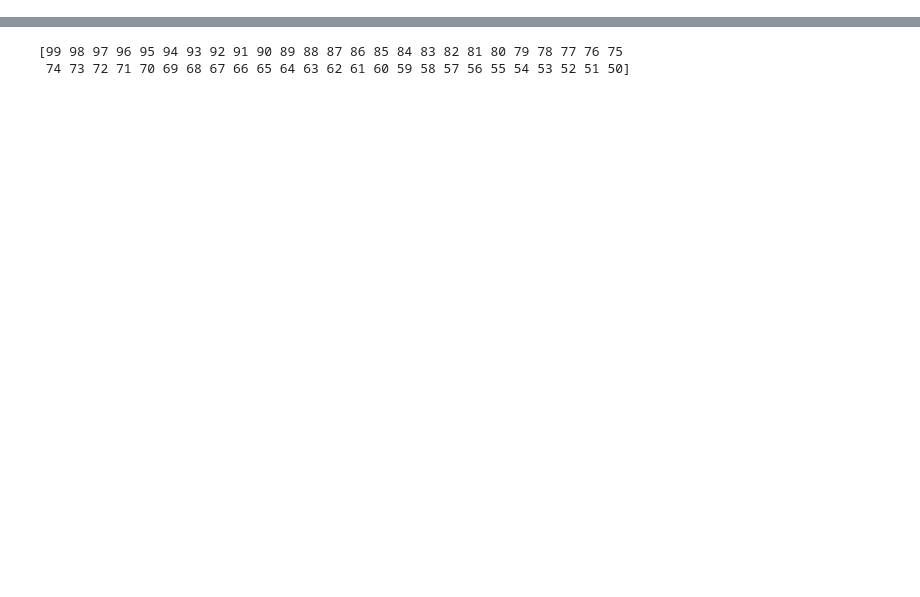
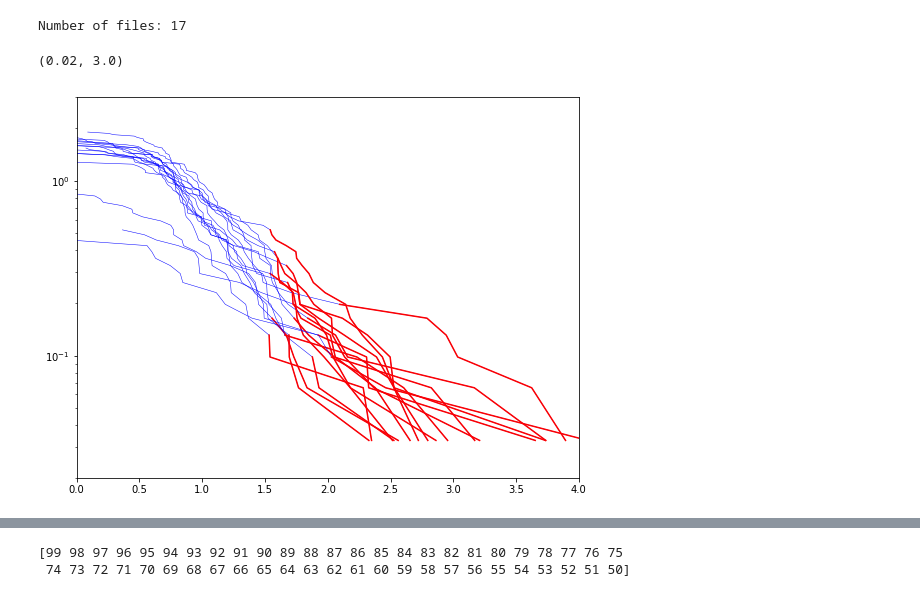
Before and after one commit to mscoggs/flare_cycles, a Jupyter notebook: flaregraphs.ipynb, the cells around one changed output, grey strips where cells are left out. Drawn from its saved outputs; the diff is of its cells as text; code cells hidden in the pictures; blank space fills up the shorter version.

```diff
--- a/flaregraphs.ipynb
+++ b/flaregraphs.ipynb
@@ -19,0 +23,37 @@ dffake = pd.read_table(filefake, comment="#", delimiter=",",
+# %%
+glob(dir+"/*.flare")
+files = glob(dir+"/*.flare")
+
+names=("t_start", "t_stop", "t_peak", "amplitude", "FWHM", "duration", "t_peak_aflare1",
+       "t_FWHM_aflare1", "amplitude_aflare1", "flare_chisq", "KS_d_model", "KS_p_model",
+       "KS_d_cont", "KS_p_cont", "Equiv_Dur", "ED68i", "ED90i")
+
+print("Number of files: " + str(len(files)))
+EPOINT = 0 # but, actually it should be like 34.5 or something
+
+#set up color scheme
+plt.figure(figsize=(9,7))
+
+for x in range(len(files)):
+
+    TotDur = pd.read_table(files[x], skiprows=5, nrows=1, header=None, delim_whitespace=True, usecols=(7,)).iloc[0].values[0]
+    df = pd.read_table(files[x], comment="#", delimiter=",", names=names)
+    energy = df['Equiv_Dur']
+    sort = np.argsort(energy)
+
+    ffd_xEnergy = np.log10(energy[sort][::-1]) #+ EPOINT
+    ffd_yFrequency = (np.arange(1, len(ffd_xEnergy)+1, 1))/toteDur
+
+
+    plt.plot(ffd_xEnergy, ffd_yFrequency, lw = .5, c = 'blue')
+    ok68 = ffd_xEnergy >= np.log10(np.median(df['ED68i']))#add Epoint
+
+    plt.plot(ffd_xEnergy[ok68], ffd_yFrequency[ok68], c = 'red')
+
+plt.yscale('log')
+plt.xlim(0,4)
+plt.ylim(2e-2, 3e0)
+# %% [output]
+Number of files: 17
+(0.02, 3.0)
+[figure, added]
```
Also changed, not shown: parts of 6 cells of this notebook.
